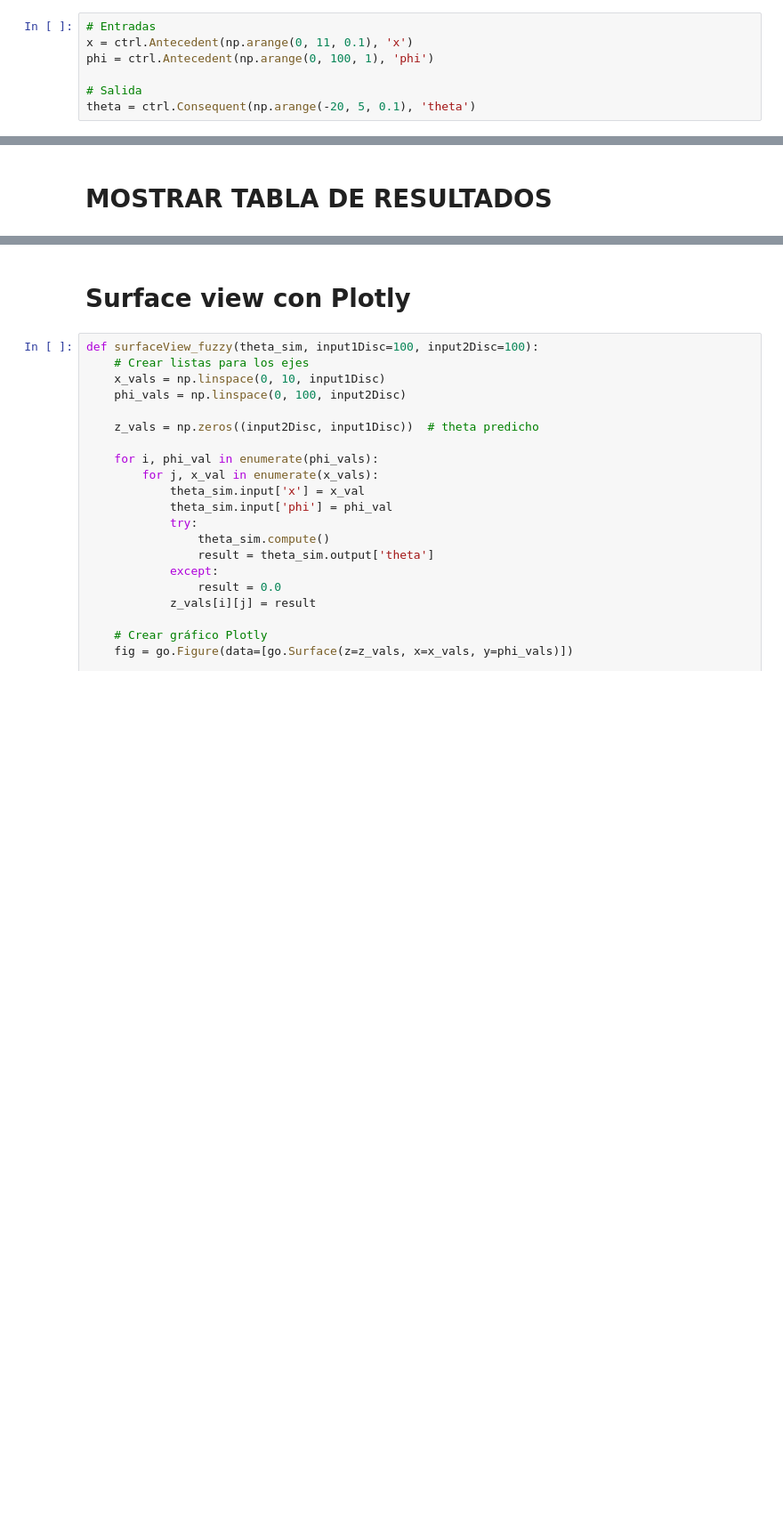
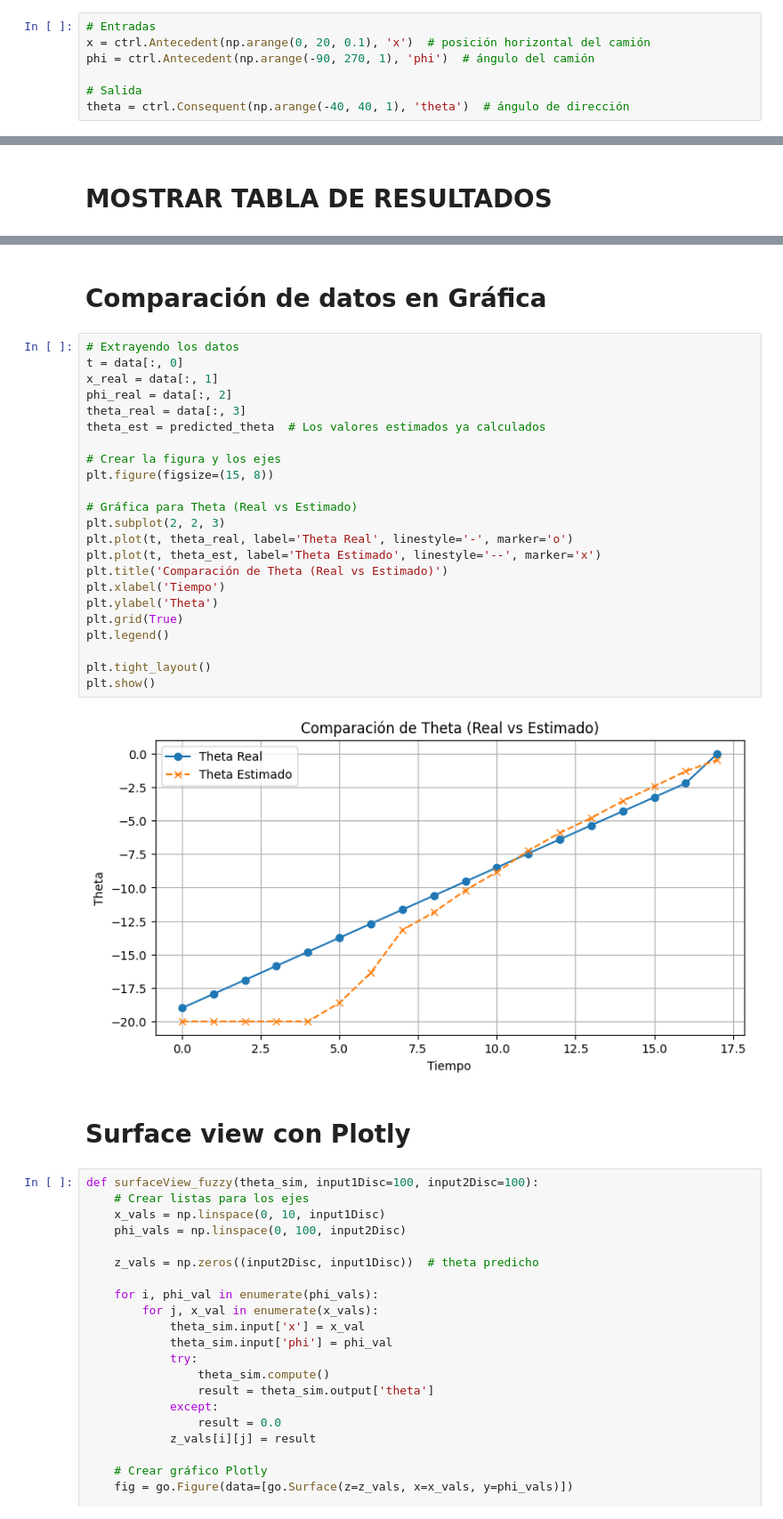
Before and after one commit to Ricardo0919/TE3002B_M5_Control_Inteligente, a Jupyter notebook: Tareas/2 - Diseño e Implementación de un Control Difuso Mamdani/Papuland_Truck_Backer_Upper_Control_Problem.ipynb, the cells around one changed output, grey strips where cells are left out. Shown at 89% size. Cells and saved outputs as stored; diff of their text form; blank space fills up the shorter version.

```diff
--- a/Tareas/2 - Diseño e Implementación de un Control Difuso Mamdani/Papuland_Truck_Backer_Upper_Control_Problem.ipynb
+++ b/Tareas/2 - Diseño e Implementación de un Control Difuso Mamdani/Papuland_Truck_Backer_Upper_Control_Problem.ipynb
@@ -115,10 +115,10 @@ import plotly.graph_objects as go
 # Entradas y Salidas
 # %%
 # Entradas
-x = ctrl.Antecedent(np.arange(0, 11, 0.1), 'x')
-phi = ctrl.Antecedent(np.arange(0, 100, 1), 'phi')
+x = ctrl.Antecedent(np.arange(0, 20, 0.1), 'x')  # posición horizontal del camión
+phi = ctrl.Antecedent(np.arange(-90, 270, 1), 'phi')  # ángulo del camión
 
 # Salida
-theta = ctrl.Consequent(np.arange(-20, 5, 0.1), 'theta')
+theta = ctrl.Consequent(np.arange(-40, 40, 1), 'theta')  # ángulo de dirección
 # %% [markdown]
 # FUNCIONES DE PERTENENCIA
@@ -225,3 +232,30 @@ print(resultados)
+# %% [markdown]
+# Comparación de datos en Gráfica
+# %%
+# Extrayendo los datos
+t = data[:, 0]
+x_real = data[:, 1]
+phi_real = data[:, 2]
+theta_real = data[:, 3]
+theta_est = predicted_theta  # Los valores estimados ya calculados
+
+# Crear la figura y los ejes
+plt.figure(figsize=(15, 8))
+
+# Gráfica para Theta (Real vs Estimado)
+plt.subplot(2, 2, 3)
+plt.plot(t, theta_real, label='Theta Real', linestyle='-', marker='o')
+plt.plot(t, theta_est, label='Theta Estimado', linestyle='--', marker='x')
+plt.title('Comparación de Theta (Real vs Estimado)')
+plt.xlabel('Tiempo')
+plt.ylabel('Theta')
+plt.grid(True)
+plt.legend()
+
+plt.tight_layout()
+plt.show()
+# %% [output]
+[figure, added]
 # %% [markdown]
 # Surface view con Plotly
 # %%
```
Also changed, not shown: parts of 7 cells of this notebook.
